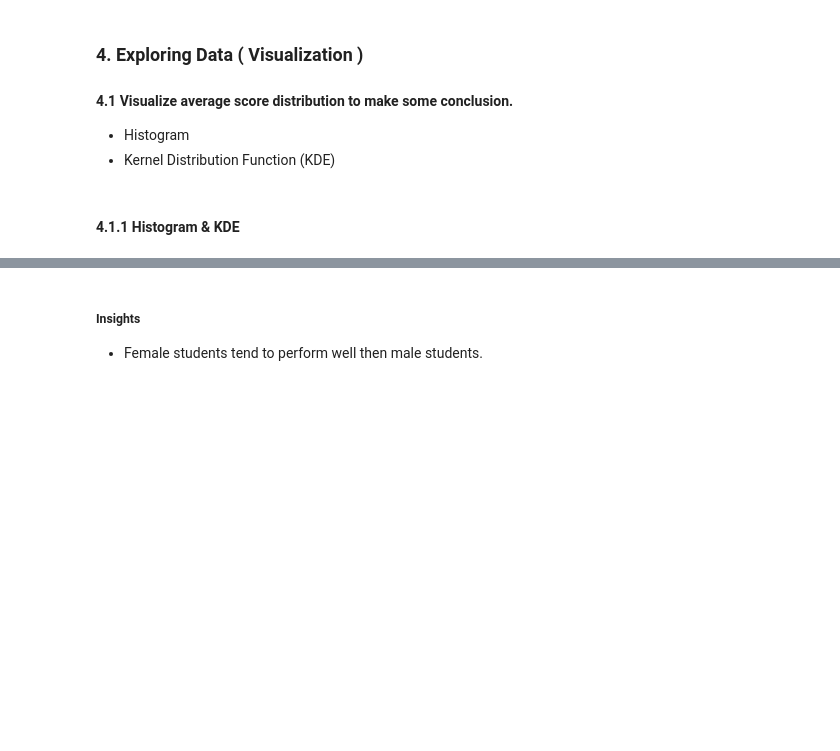
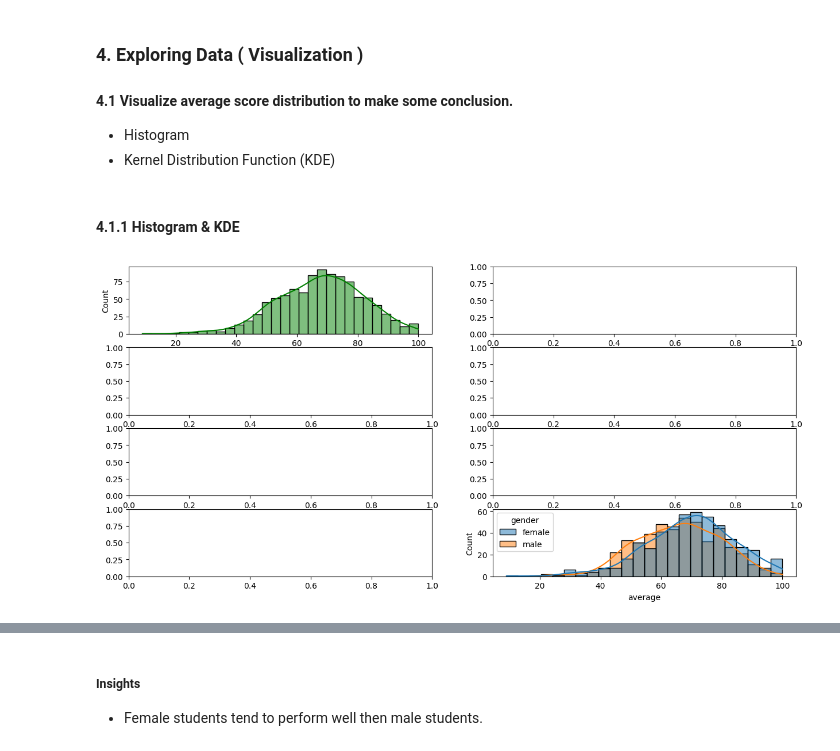
Before and after one commit to vanteddubhaskarreddy/ml-project1, a Jupyter notebook: notebook/1 . EDA STUDENT PERFORMANCE .ipynb, the cells around one changed output, grey strips where cells are left out. Drawn from its saved outputs; the diff is of its cells as text; code cells hidden in the pictures; blank space fills up the shorter version.

```diff
--- a/notebook/1 . EDA STUDENT PERFORMANCE .ipynb
+++ b/notebook/1 . EDA STUDENT PERFORMANCE .ipynb
@@ -173,10 +258,12 @@ print(f'Number of students with less than 20 marks in Reading: {reading_less_20}
 # %% [markdown]
 #### 4.1.1 Histogram & KDE
 # %%
-fig, axs = plt.subplots(1, 2, figsize=(15, 7))
-plt.subplot(121)
+fig, axs = plt.subplots(4, 2, figsize=(15, 7))
+plt.subplot(421)
 sns.histplot(data=df,x='average',bins=30,kde=True,color='g')
-plt.subplot(122)
+plt.subplot(428)
 sns.histplot(data=df,x='average',kde=True,hue='gender')
 plt.show()
+# %% [output]
+[figure, added]
 # %%
```
Also changed, not shown: parts of 35 cells of this notebook.
